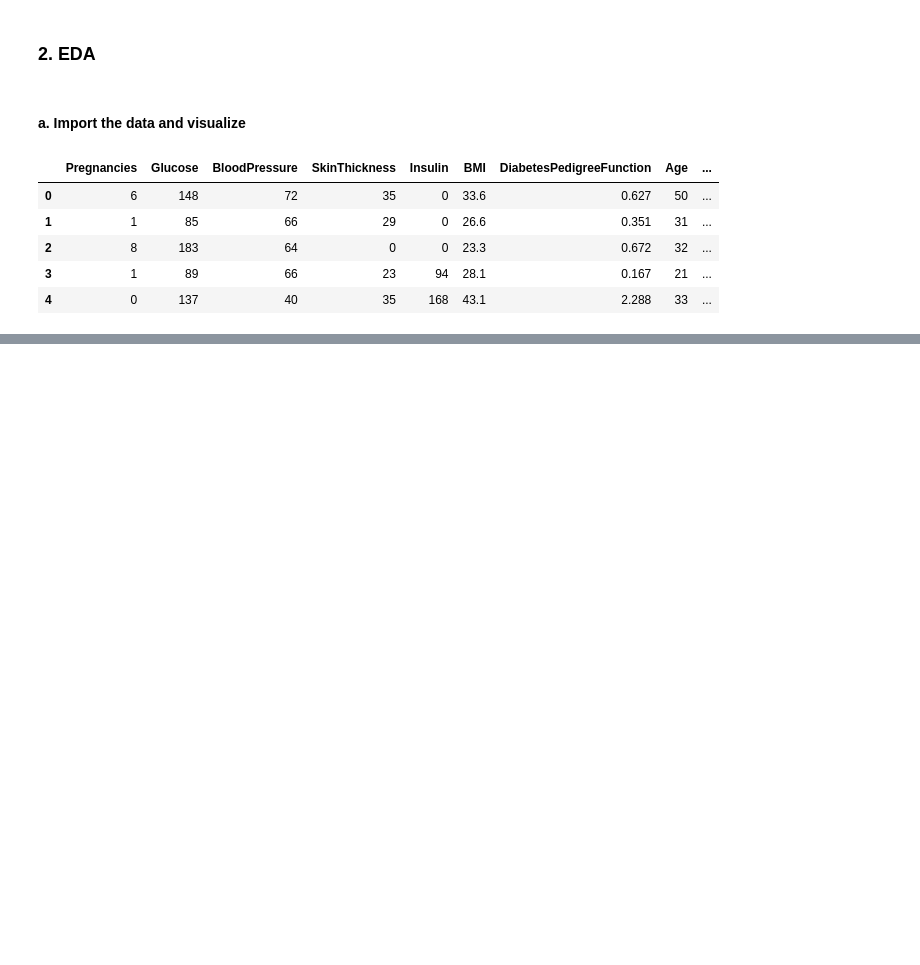
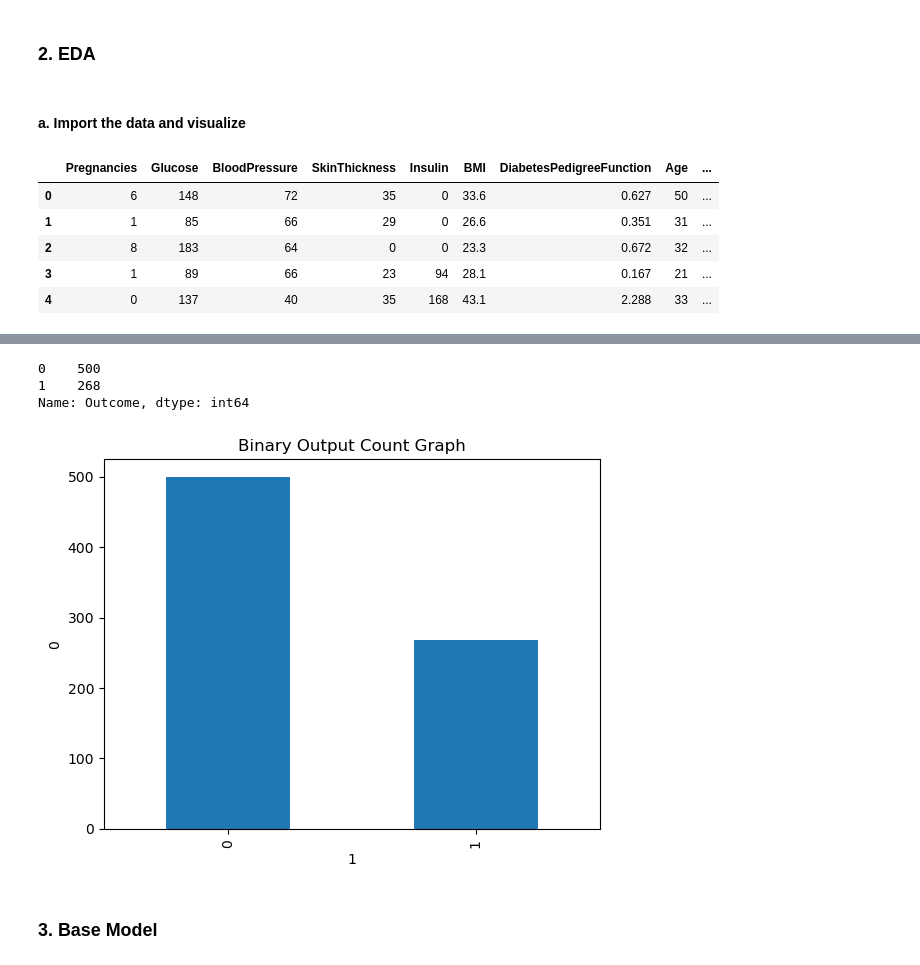
Before and after one commit to wooziemcic/PIMA-Diabetes-Prediction, a Jupyter notebook: Diabetes Detection.ipynb, the cells around one changed output, grey strips where cells are left out. Drawn from its saved outputs; the diff is of its cells as text; code cells hidden in the pictures; blank space fills up the shorter version.

Commit message:
Base Model Prediction
Working on finalizing the model. EDA and lazyclassifier were tested. Shows overfitting.

```diff
--- a/Diabetes Detection.ipynb
+++ b/Diabetes Detection.ipynb
@@ -19,0 +148,20 @@ df.head()
+# %%
+# Count the frequency of each unique value in the binary column
+counts = df_imputed['Outcome'].value_counts()
+print(counts)
+
+# Create a bar graph of the counts
+counts.plot(kind='bar')
+
+# Add labels and title to the graph
+plt.xlabel('1')
+plt.ylabel('0')
+plt.title('Binary Output Count Graph')
+plt.show()
+# %% [output]
+0    500
+1    268
+Name: Outcome, dtype: int64
+[figure, added]
+# %% [markdown]
+### 3. Base Model
```
Also changed, not shown: parts of 13 cells of this notebook.
